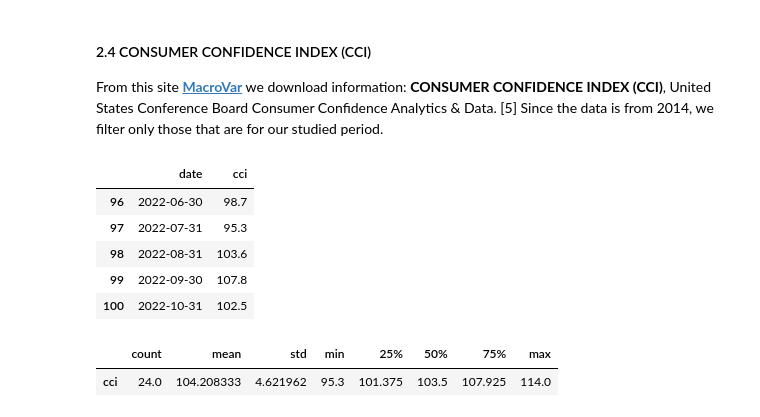
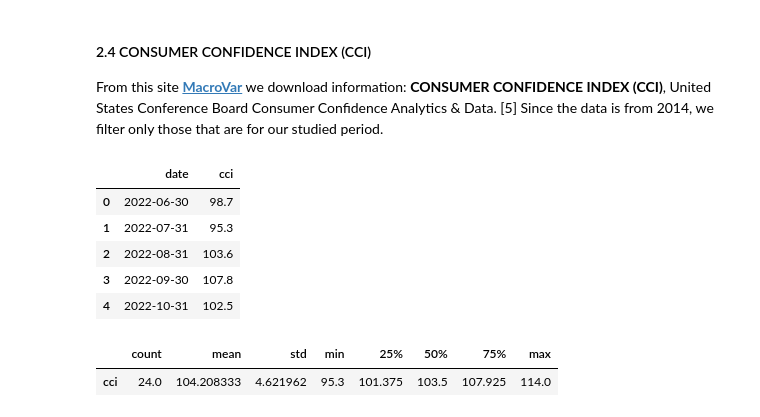
Before and after one commit to Engineer194/Macroeconomic-Analysis-of-the-US-Economy---Part-1, a Jupyter notebook: DATA_Project_v.1.ipynb, the cells around one changed output. Cells and saved outputs as stored; diff of their text form; code cells hidden in the pictures.

```diff
--- a/DATA_Project_v.1.ipynb
+++ b/DATA_Project_v.1.ipynb
@@ -154,19 +154,21 @@ Since the data is from 2014, we filter only those that are for our studied perio
 # %%
 # NO PERIOD SET !!! ----------------------------------------------------------------------- !!!!!!
 cci = pd.read_csv('data/CCI.csv') # Read the CSV file
 cci.columns = ["date", "cci"]
 # Convert the "date" column to datetime format
 cci['date'] = pd.to_datetime(cci['date'])
 # Filter the data for the period from 2022 to 2024
 filtered_cci = cci[(cci['date'] >= '2022-06-01') & (cci['date'] <= '2024-05-31')]
+del cci
+filtered_cci = filtered_cci.reset_index(drop=True)
 filtered_cci.head() # Show first rows only...
 # %% [output]
 |  | date | cci |
-| 96 | 2022-06-30 | 98.7 |
-| 97 | 2022-07-31 | 95.3 |
-| 98 | 2022-08-31 | 103.6 |
-| 99 | 2022-09-30 | 107.8 |
-| 100 | 2022-10-31 | 102.5 |
+| 0 | 2022-06-30 | 98.7 |
+| 1 | 2022-07-31 | 95.3 |
+| 2 | 2022-08-31 | 103.6 |
+| 3 | 2022-09-30 | 107.8 |
+| 4 | 2022-10-31 | 102.5 |
 # %%
 filtered_cci[['cci']].describe().T # .T only for DataFrame, not for Series
 # %% [output]
```
Also changed, not shown: parts of 5 cells of this notebook.
